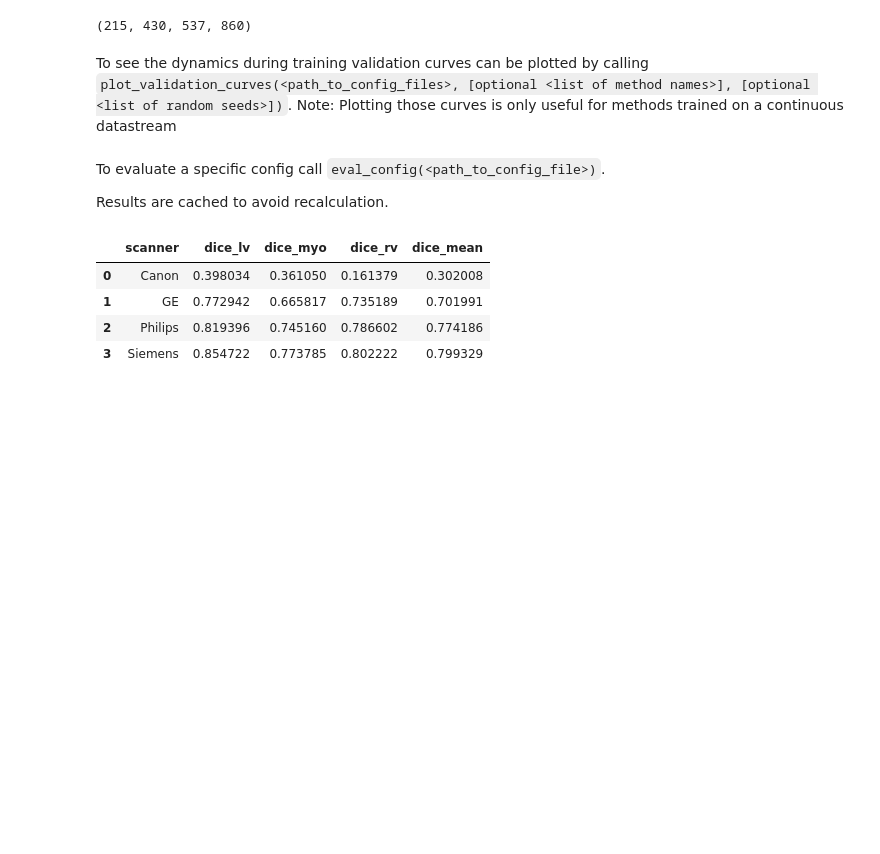
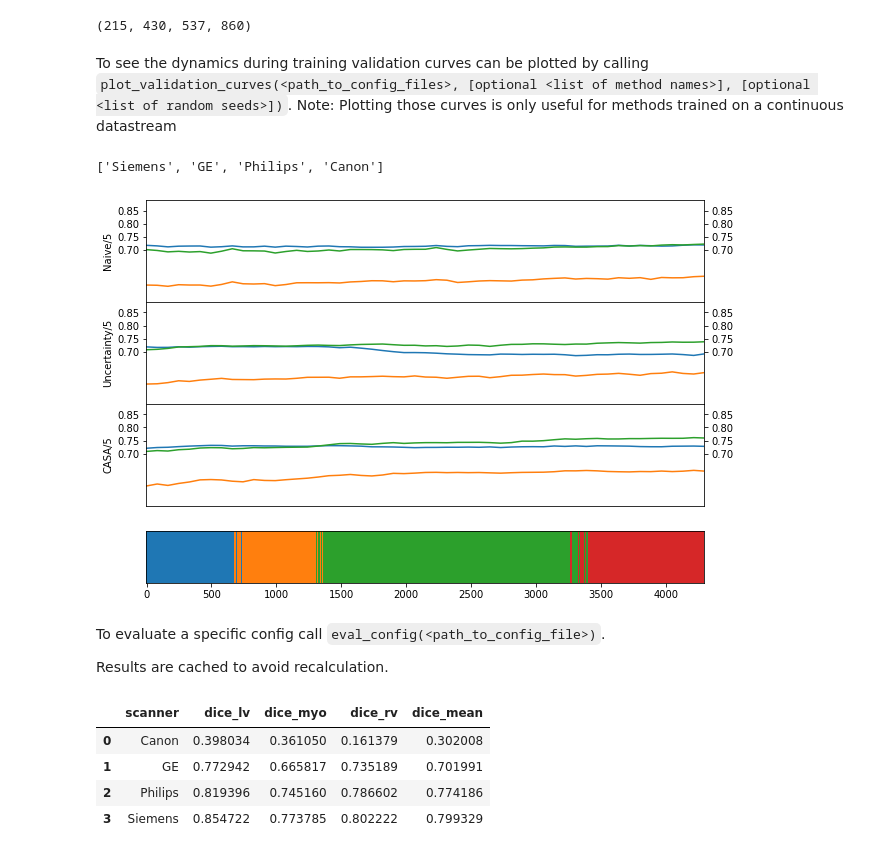
Before and after one commit to cirmuw/casa, a Jupyter notebook: evaluation/cardiac_evaluation.ipynb, the cells around one changed output. Drawn from its saved outputs; the diff is of its cells as text; code cells hidden in the pictures; blank space fills up the shorter version.

```diff
--- a/evaluation/cardiac_evaluation.ipynb
+++ b/evaluation/cardiac_evaluation.ipynb
@@ -26,6 +26,14 @@ round(4298/20), round(4298/10), round(4298/8), round(4298/5)
 # %% [markdown]
 To see the dynamics during training validation curves can be plotted by calling `plot_validation_curves(<path_to_config_files>, [optional <list of method names>], [optional <list of random seeds>])`.
 Note: Plotting those curves is only useful for methods trained on a continuous datastream
+# %%
+plot_validation_curves(['../training_configs/cardiac_naive_5.yml',
+                                '../training_configs/cardiac_uncertainty_5.yml',
+                                '../training_configs/cardiac_casa_5.yml'],
+                               names=['Naive/5','Uncertainty/5', 'CASA/5'], seeds=[1, 2, 3, 4, 5])
+# %% [output]
+['Siemens', 'GE', 'Philips', 'Canon']
+[figure, added]
 # %% [markdown]
 To evaluate a specific config call `eval_config(<path_to_config_file>)`.
 
```
Also changed, not shown: parts of 5 cells of this notebook, 3 other files.
